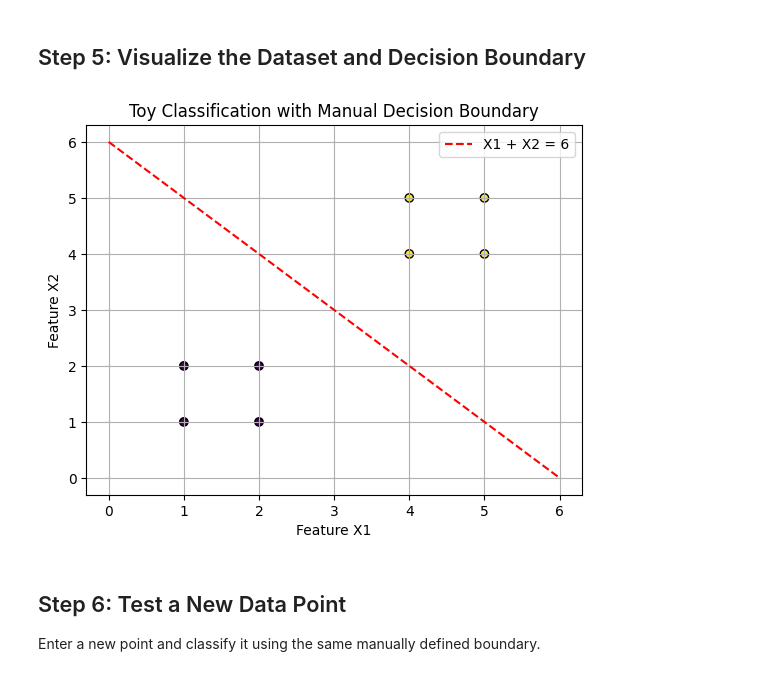
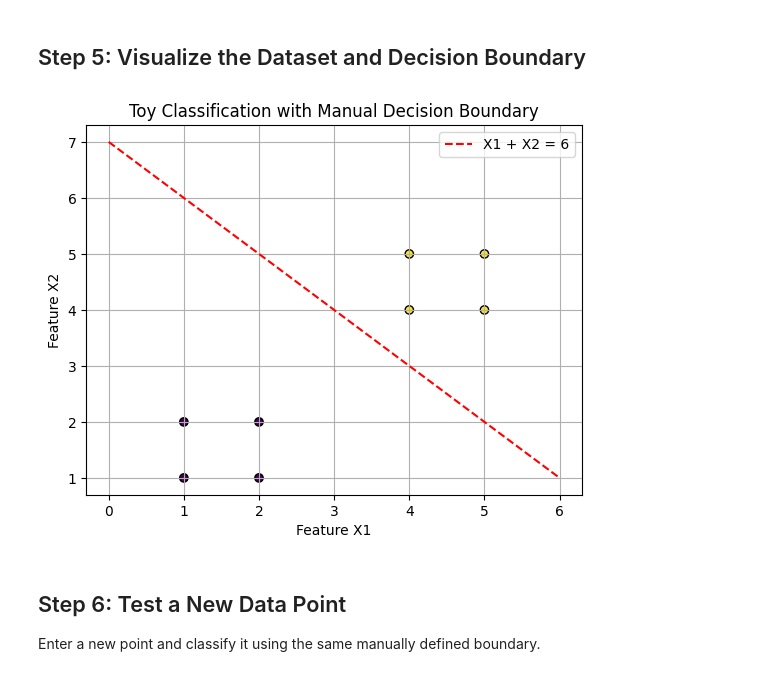
Before and after one commit to Samreen1019/ML-Practical-, a Jupyter notebook: EXP_1_Part_A_Toy_Classification_Decision_Boundary_Experiment_Samreen_Chaugale.ipynb, the cells around one changed output. Drawn from its saved outputs; the diff is of its cells as text; code cells hidden in the pictures.

```diff
--- a/EXP_1_Part_A_Toy_Classification_Decision_Boundary_Experiment_Samreen_Chaugale.ipynb
+++ b/EXP_1_Part_A_Toy_Classification_Decision_Boundary_Experiment_Samreen_Chaugale.ipynb
@@ -23,8 +23,8 @@ The dataset has two input features (`X1`, `X2`) and two classes:
 - Class 1
 # %%
 X = np.array([
-    [1, 1], [2, 1], [1, 2], [2, 2],
-    [4, 4], [5, 4], [4, 5], [5, 5]
+    [1, 1], [2, 2], [2, 1], [1, 2],
+    [4, 4], [5, 4], [5, 5], [4, 5]
 ])
 
 y = np.array([0, 0, 0, 0, 1, 1, 1, 1])
@@ -88,18 +88,18 @@ Accuracy: 100.0 %
 # %%
 plt.scatter(X[:, 0], X[:, 1], c=y, edgecolors="black")
 
 x_line = np.array([0, 6])
-y_line = 6 - x_line
+y_line = 7 - x_line
 
 plt.plot(x_line, y_line, "r--", label="X1 + X2 = 6")
 plt.xlabel("Feature X1")
 plt.ylabel("Feature X2")
 plt.title("Toy Classification with Manual Decision Boundary")
 plt.legend()
 plt.grid()
 plt.show()
 # %% [output]
-[figure, old version]
+[figure, new version]
 # %% [markdown]
 ## Step 6: Test a New Data Point
 
```
Also changed, not shown: parts of 1 cell of this notebook.
